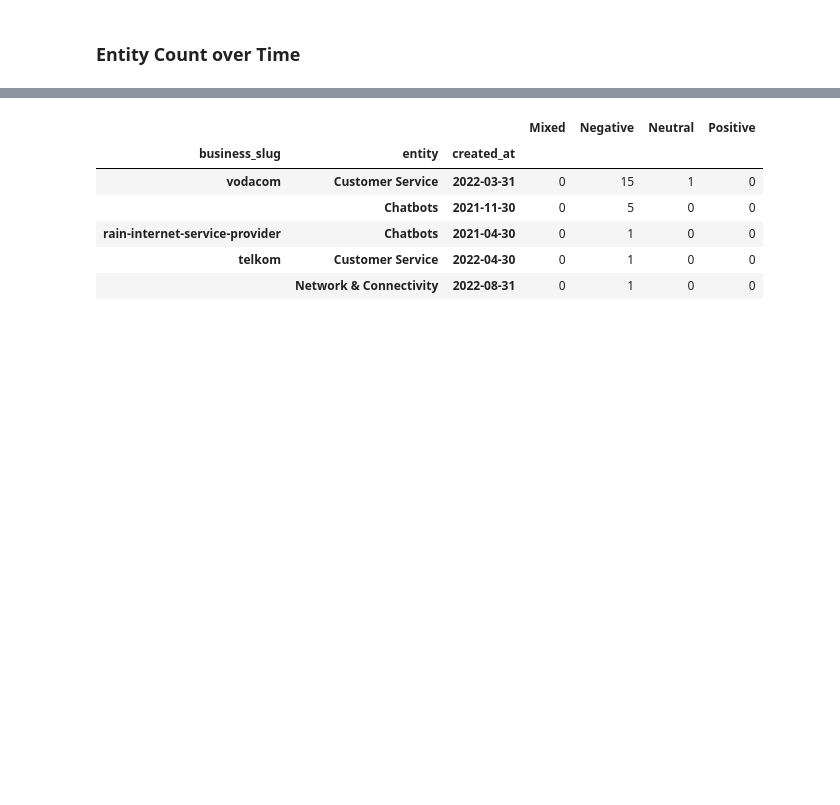
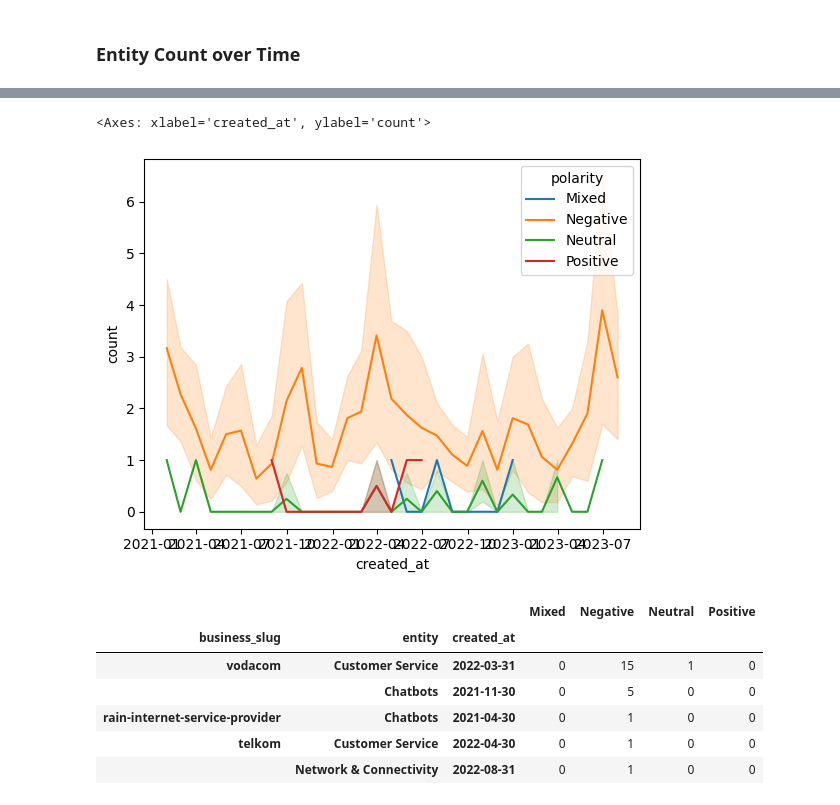
Before and after one commit to JohnnyFoulds/dsm050-2023-apr, a Jupyter notebook: notebooks/03_coursework/03-04_time_series.ipynb, the cells around one changed output, grey strips where cells are left out. Cells and saved outputs as stored; diff of their text form; code cells hidden in the pictures; blank space fills up the shorter version.

```diff
--- a/notebooks/03_coursework/03-04_time_series.ipynb
+++ b/notebooks/03_coursework/03-04_time_series.ipynb
@@ -508,3 +521,13 @@ df_hp_entity_polarity.sample(10)
+# %%
+sns.lineplot(
+    data=df_hp_entity_polarity.reset_index(),
+    x='created_at',
+    y='count',
+    hue='polarity',
+)
+# %% [output]
+<Axes: xlabel='created_at', ylabel='count'>
+[figure, added]
 # %%
 df_hp_entity_count_group = df_hp_entity_count \
     .groupby([
```
Also changed, not shown: parts of 2 cells of this notebook.
